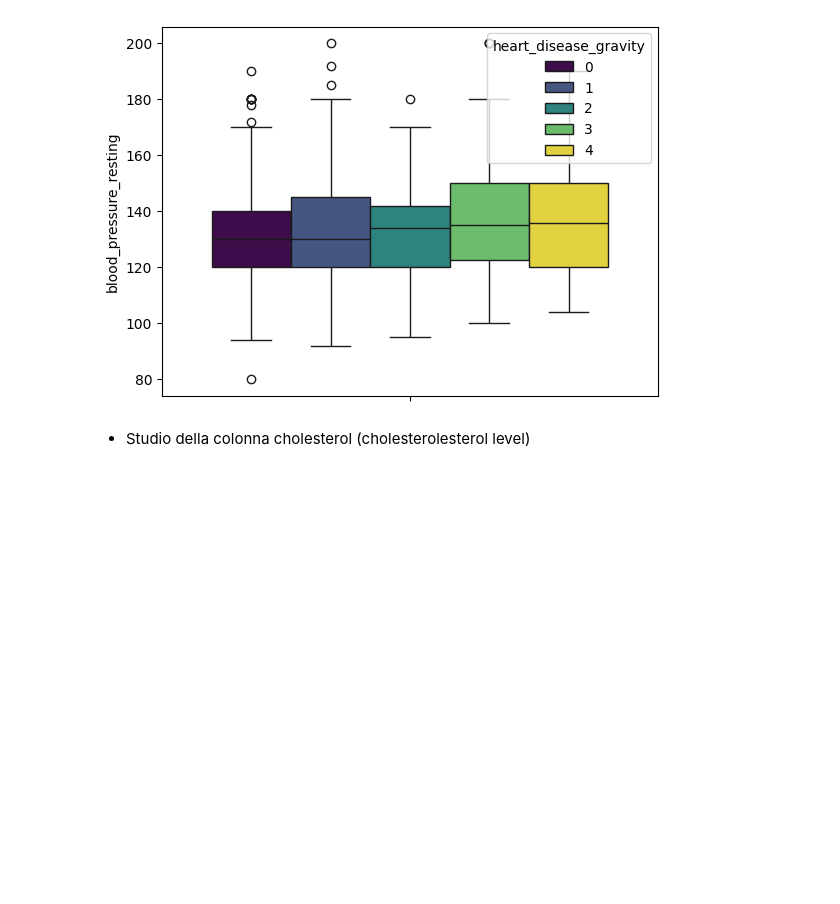
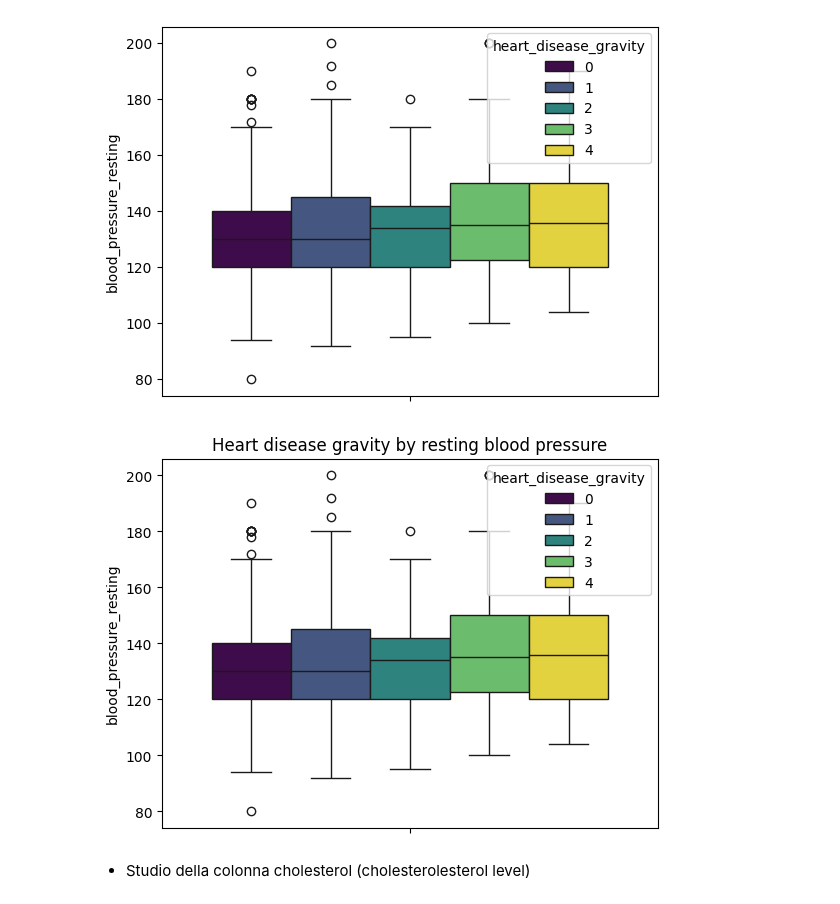
Before and after one commit to PaoloWalsh/medical-diagnosis-aid, a Jupyter notebook: notebooks/heart_data_analysis.ipynb, the cells around one changed output. Drawn from its saved outputs; the diff is of its cells as text; code cells hidden in the pictures; blank space fills up the shorter version.

```diff
--- a/notebooks/heart_data_analysis.ipynb
+++ b/notebooks/heart_data_analysis.ipynb
@@ -242,6 +242,13 @@ max      200.000000
 Name: blood_pressure_resting, dtype: float64
 [figure]
 [figure]
+# %%
+sns.boxplot(y='blood_pressure_resting', hue='heart_disease_gravity', data=df, palette='viridis')
+plt.title('Heart disease gravity by resting blood pressure')
+plt.savefig('../plots/heart_disease_gravity_by_resting_blood_pressure', dpi=300)
+plt.show()
+# %% [output]
+[figure, added]
 # %% [markdown]
 - Studio della colonna cholesterol (cholesterolesterol level)
 # %%
```
Also changed, not shown: parts of 6 cells of this notebook, 6 other files.
